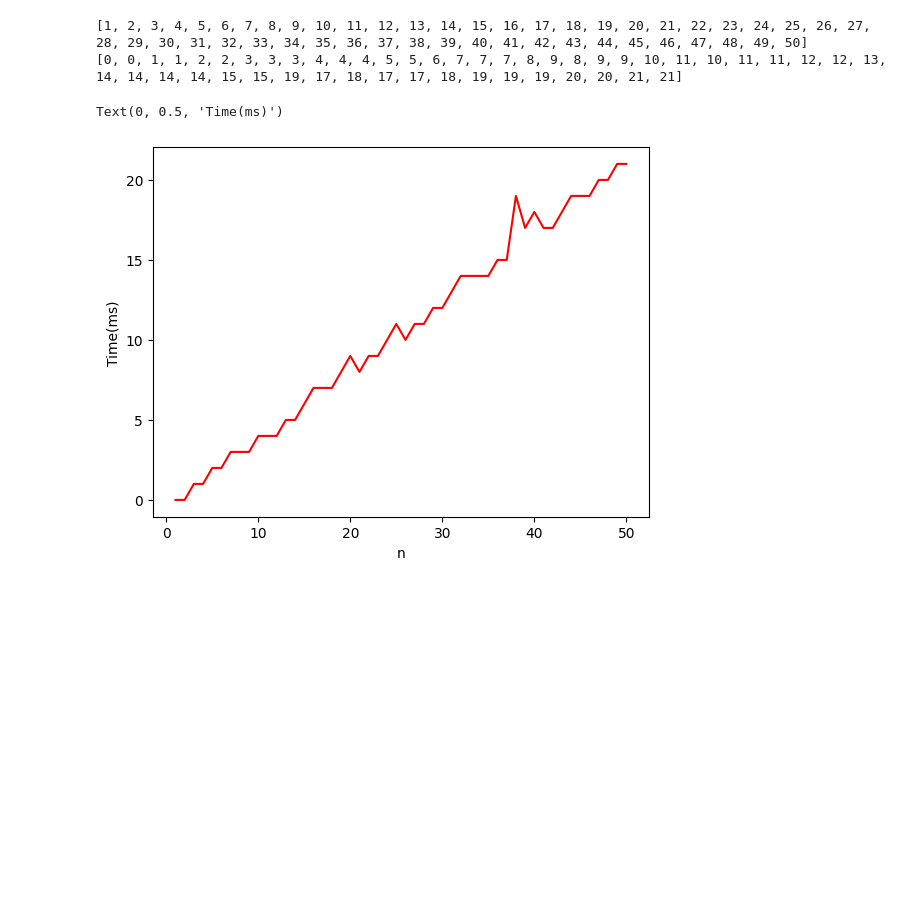
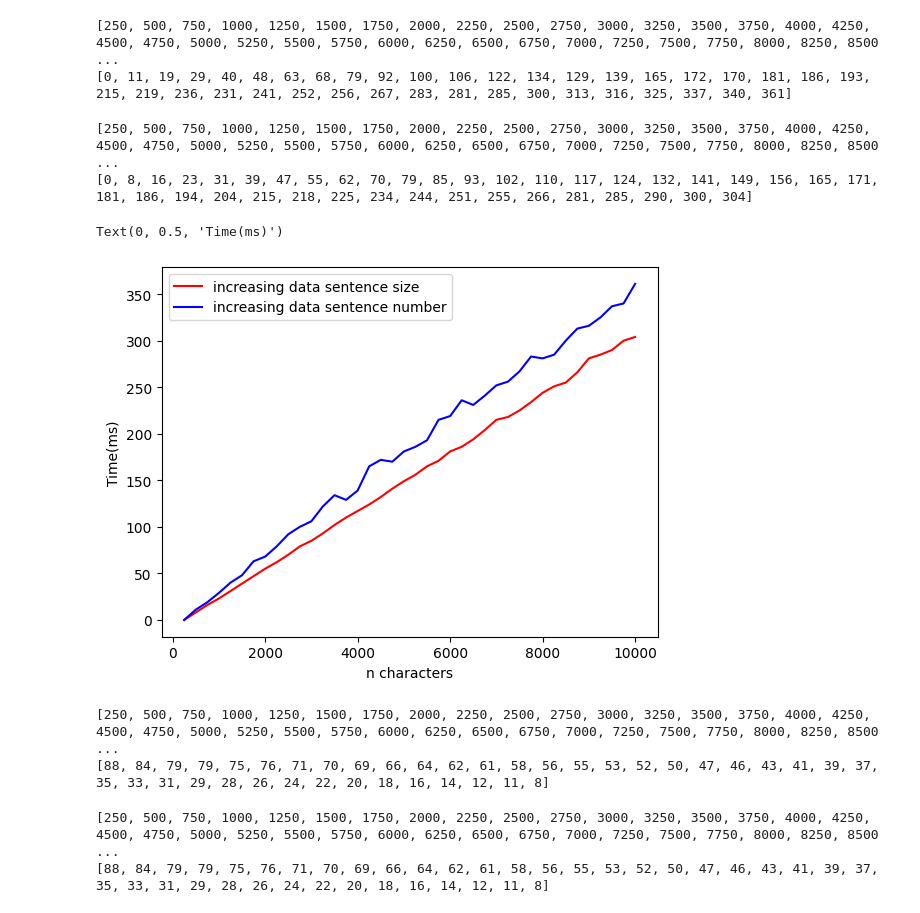
Before and after one commit to jacobtizel/COSC320Project, a Jupyter notebook: RabinKarpJupyter.ipynb, the cells around one changed output. Cells and saved outputs as stored; diff of their text form; code cells hidden in the pictures; blank space fills up the shorter version.

Commit message:
Master (#3)
* analysis method complete

* Rabin-Karp analysis java file complete

* Graphs and such

```diff
--- a/RabinKarpJupyter.ipynb
+++ b/RabinKarpJupyter.ipynb
@@ -5,19 +5,51 @@ import numpy as np
 import matplotlib.pyplot as plt
 import json
 # %%
-datanumber = open("./analysis/datanumber500.js", "r")
-iterlist = list(range(1, 51))
-timelist = json.load(datanumber)
-print(iterlist)
-print(timelist)
+datanumber = open("./analysis/datanumber2000.js", "r")
+iterlistDN = list(250 * x for x in range(1, 41))
+timelistDN = json.load(datanumber)
+print(iterlistDN)
+print(timelistDN)
 datanumber.close()
 # %% [output]
-[1, 2, 3, 4, 5, 6, 7, 8, 9, 10, 11, 12, 13, 14, 15, 16, 17, 18, 19, 20, 21, 22, 23, 24, 25, 26, 27, 28, 29, 30, 31, 32, 33, 34, 35, 36, 37, 38, 39, 40, 41, 42, 43, 44, 45, 46, 47, 48, 49, 50]
-[0, 0, 1, 1, 2, 2, 3, 3, 3, 4, 4, 4, 5, 5, 6, 7, 7, 7, 8, 9, 8, 9, 9, 10, 11, 10, 11, 11, 12, 12, 13, 14, 14, 14, 14, 15, 15, 19, 17, 18, 17, 17, 18, 19, 19, 19, 20, 20, 21, 21]
+[250, 500, 750, 1000, 1250, 1500, 1750, 2000, 2250, 2500, 2750, 3000, 3250, 3500, 3750, 4000, 4250, 4500, 4750, 5000, 5250, 5500, 5750, 6000, 6250, 6500, 6750, 7000, 7250, 7500, 7750, 8000, 8250, 8500 ...
+[0, 11, 19, 29, 40, 48, 63, 68, 79, 92, 100, 106, 122, 134, 129, 139, 165, 172, 170, 181, 186, 193, 215, 219, 236, 231, 241, 252, 256, 267, 283, 281, 285, 300, 313, 316, 325, 337, 340, 361]
+# %%
+datasize = open("./analysis/datasize2000.js", "r")
+iterlistDS = list(250 * x for x in range(1, 41))
+timelistDS = json.load(datasize)
+print(iterlistDS)
+print(timelistDS)
+datasize.close()
+# %% [output]
+[250, 500, 750, 1000, 1250, 1500, 1750, 2000, 2250, 2500, 2750, 3000, 3250, 3500, 3750, 4000, 4250, 4500, 4750, 5000, 5250, 5500, 5750, 6000, 6250, 6500, 6750, 7000, 7250, 7500, 7750, 8000, 8250, 8500 ...
+[0, 8, 16, 23, 31, 39, 47, 55, 62, 70, 79, 85, 93, 102, 110, 117, 124, 132, 141, 149, 156, 165, 171, 181, 186, 194, 204, 215, 218, 225, 234, 244, 251, 255, 266, 281, 285, 290, 300, 304]
 # %%
-plt.plot(iterlist, timelist, color="red")
-plt.xlabel("n")
+plt.plot(iterlistDS, timelistDS, color="red", label="increasing data sentence size")
+plt.plot(iterlistDN, timelistDN, color="blue", label="increasing data sentence number")
+plt.legend()
+plt.xlabel("n characters")
 plt.ylabel("Time(ms)")
 # %% [output]
 Text(0, 0.5, 'Time(ms)')
-[figure, old version]
+[figure, new version]
+# %%
+filenumber = open("./analysis/filenumber2000.js", "r")
+iterlistFN = list(250 * x for x in range(1, 41))
+timelistFN = json.load(filenumber)
+print(iterlistFN)
+print(timelistFN)
+filenumber.close()
+# %% [output]
+[250, 500, 750, 1000, 1250, 1500, 1750, 2000, 2250, 2500, 2750, 3000, 3250, 3500, 3750, 4000, 4250, 4500, 4750, 5000, 5250, 5500, 5750, 6000, 6250, 6500, 6750, 7000, 7250, 7500, 7750, 8000, 8250, 8500 ...
+[88, 84, 79, 79, 75, 76, 71, 70, 69, 66, 64, 62, 61, 58, 56, 55, 53, 52, 50, 47, 46, 43, 41, 39, 37, 35, 33, 31, 29, 28, 26, 24, 22, 20, 18, 16, 14, 12, 11, 8]
+# %%
+filesize = open("./analysis/filesize2000.js", "r")
+iterlistFS = list(250 * x for x in range(1, 41))
+timelistFS = json.load(filesize)
+print(iterlistFN)
+print(timelistFN)
+filesize.close()
+# %% [output]
+[250, 500, 750, 1000, 1250, 1500, 1750, 2000, 2250, 2500, 2750, 3000, 3250, 3500, 3750, 4000, 4250, 4500, 4750, 5000, 5250, 5500, 5750, 6000, 6250, 6500, 6750, 7000, 7250, 7500, 7750, 8000, 8250, 8500 ...
+[88, 84, 79, 79, 75, 76, 71, 70, 69, 66, 64, 62, 61, 58, 56, 55, 53, 52, 50, 47, 46, 43, 41, 39, 37, 35, 33, 31, 29, 28, 26, 24, 22, 20, 18, 16, 14, 12, 11, 8]
```
Also changed, not shown: parts of 1 cell of this notebook, 5 other files.
